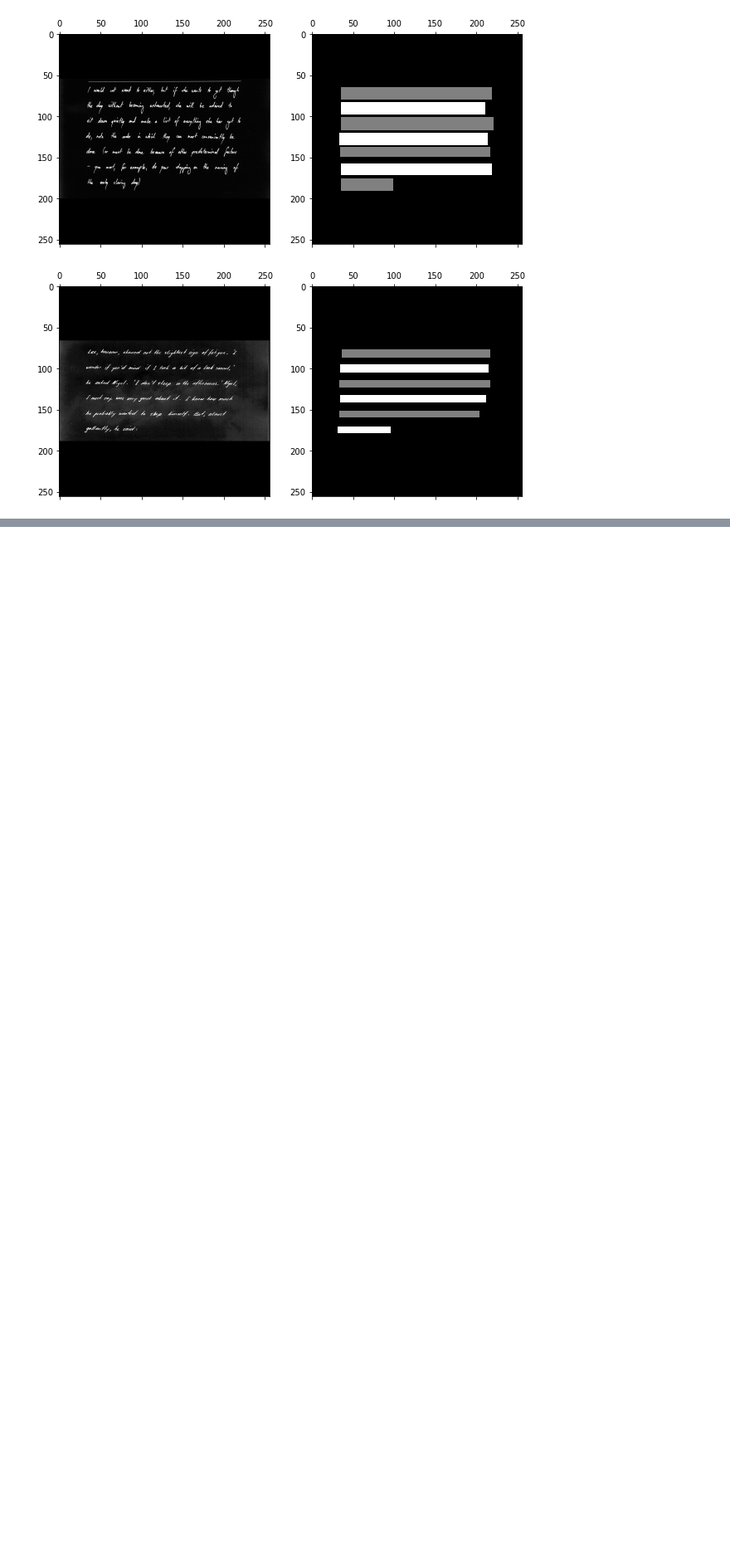
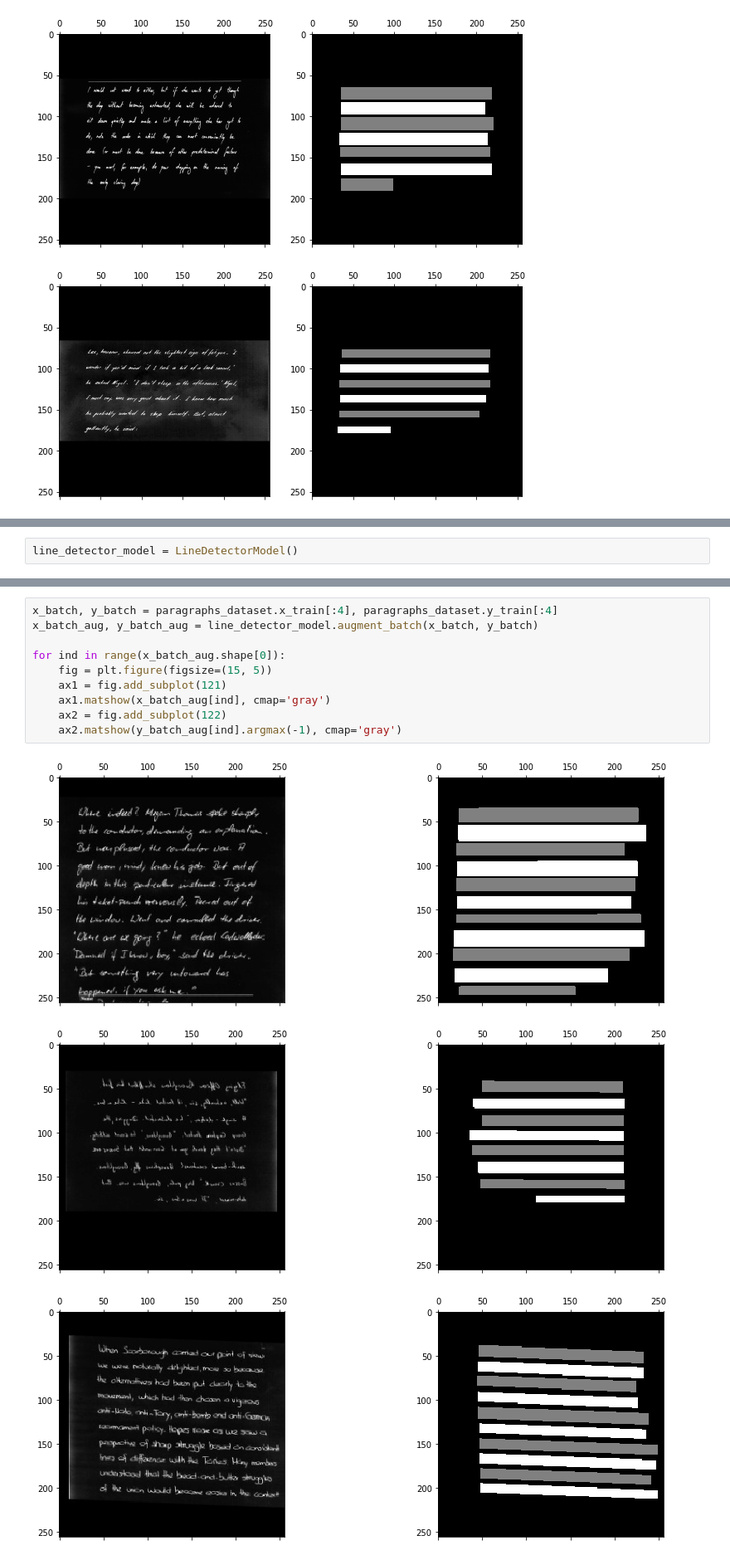
Before and after one commit to the-full-stack/fsdl-text-recognizer-project, a Jupyter notebook: lab8/notebooks/04-look-at-iam-paragraphs.ipynb, the cells around one changed output, grey strips where cells are left out. Shown at 83% size. Cells and saved outputs as stored; diff of their text form; blank space fills up the shorter version.

```diff
--- a/lab8/notebooks/04-look-at-iam-paragraphs.ipynb
+++ b/lab8/notebooks/04-look-at-iam-paragraphs.ipynb
@@ -55,0 +56,2 @@ for ind in range(10):
+# %%
+line_detector_model = LineDetectorModel()
@@ -55,0 +76,14 @@ for ind in range(10):
+# %%
+x_batch, y_batch = paragraphs_dataset.x_train[:4], paragraphs_dataset.y_train[:4]
+x_batch_aug, y_batch_aug = line_detector_model.augment_batch(x_batch, y_batch)
+
+for ind in range(x_batch_aug.shape[0]):
+    fig = plt.figure(figsize=(15, 5))
+    ax1 = fig.add_subplot(121)
+    ax1.matshow(x_batch_aug[ind], cmap='gray')
+    ax2 = fig.add_subplot(122)
+    ax2.matshow(y_batch_aug[ind].argmax(-1), cmap='gray')
+# %% [output]
+[figure, added]
+[figure, added]
+[figure, added]
```
Also changed, not shown: parts of 4 cells of this notebook, 13 other files.
